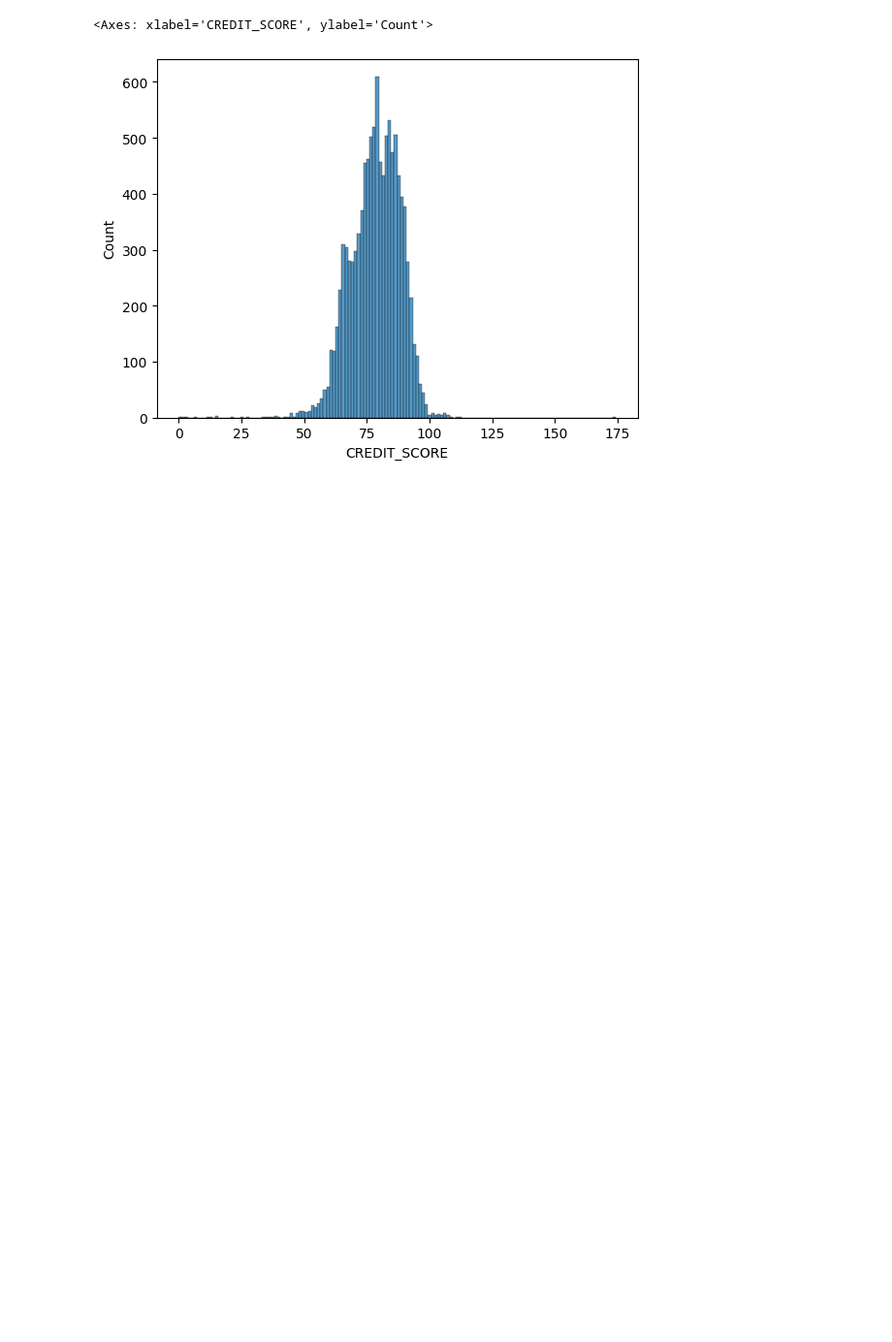
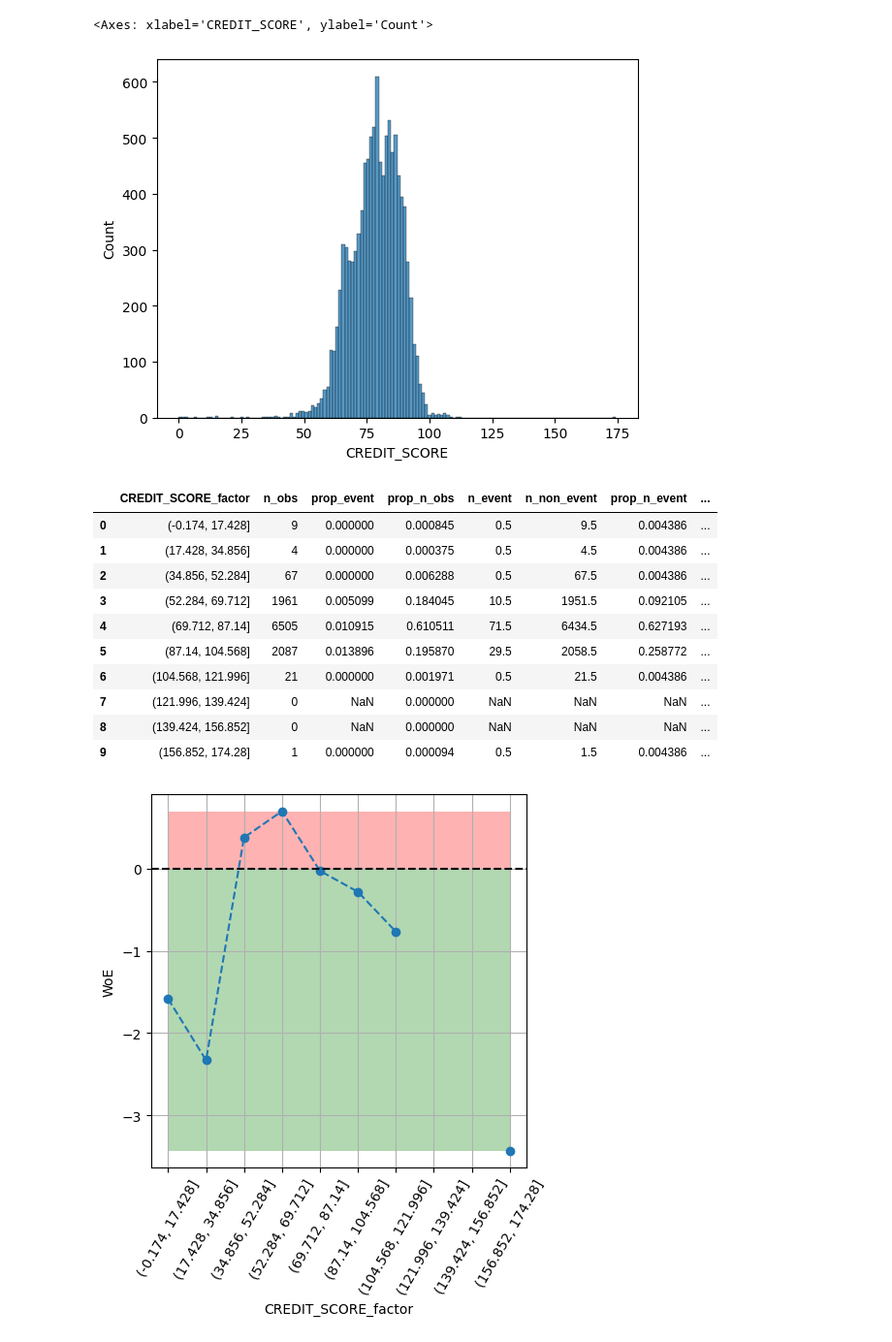
Before and after one commit to HuynhThanhQuan/feature-store, a Jupyter notebook: reactive_casa/deploy/notebook/binning.ipynb, the cells around one changed output. Shown at 97% size. Saved outputs shown, nothing was run; the diff lists cells and outputs as text; code cells hidden in the pictures; blank space fills up the shorter version.

```diff
--- a/reactive_casa/deploy/notebook/binning.ipynb
+++ b/reactive_casa/deploy/notebook/binning.ipynb
@@ -385,3 +468,21 @@ sns.histplot(X['CREDIT_SCORE'])
 # %% [output]
 <Axes: xlabel='CREDIT_SCORE', ylabel='Count'>
 [figure]
+# %%
+# X['CREDIT_SCORE_factor'] = X['CREDIT_SCORE'].apply(lambda x: 52 if x <= 61 else x)
+# X['CREDIT_SCORE_factor'] = pd.cut(X['CREDIT_SCORE_factor'],10)
+X['CREDIT_SCORE_factor'] = pd.cut(X['CREDIT_SCORE'],10)
+plot_by_woe(woe_continous(X, 'CREDIT_SCORE_factor', y))
+# %% [output]
+|  | CREDIT_SCORE_factor | n_obs | prop_event | prop_n_obs | n_event | n_non_event | prop_n_event | ... |
+| 0 | (-0.174, 17.428] | 9 | 0.000000 | 0.000845 | 0.5 | 9.5 | 0.004386 | ... |
+| 1 | (17.428, 34.856] | 4 | 0.000000 | 0.000375 | 0.5 | 4.5 | 0.004386 | ... |
+| 2 | (34.856, 52.284] | 67 | 0.000000 | 0.006288 | 0.5 | 67.5 | 0.004386 | ... |
+| 3 | (52.284, 69.712] | 1961 | 0.005099 | 0.184045 | 10.5 | 1951.5 | 0.092105 | ... |
+| 4 | (69.712, 87.14] | 6505 | 0.010915 | 0.610511 | 71.5 | 6434.5 | 0.627193 | ... |
+| 5 | (87.14, 104.568] | 2087 | 0.013896 | 0.195870 | 29.5 | 2058.5 | 0.258772 | ... |
+| 6 | (104.568, 121.996] | 21 | 0.000000 | 0.001971 | 0.5 | 21.5 | 0.004386 | ... |
+| 7 | (121.996, 139.424] | 0 | NaN | 0.000000 | NaN | NaN | NaN | ... |
+| 8 | (139.424, 156.852] | 0 | NaN | 0.000000 | NaN | NaN | NaN | ... |
+| 9 | (156.852, 174.28] | 1 | 0.000000 | 0.000094 | 0.5 | 1.5 | 0.004386 | ... |
+[figure, added]
```
Also changed, not shown: parts of 16 cells of this notebook, 16 other files.
